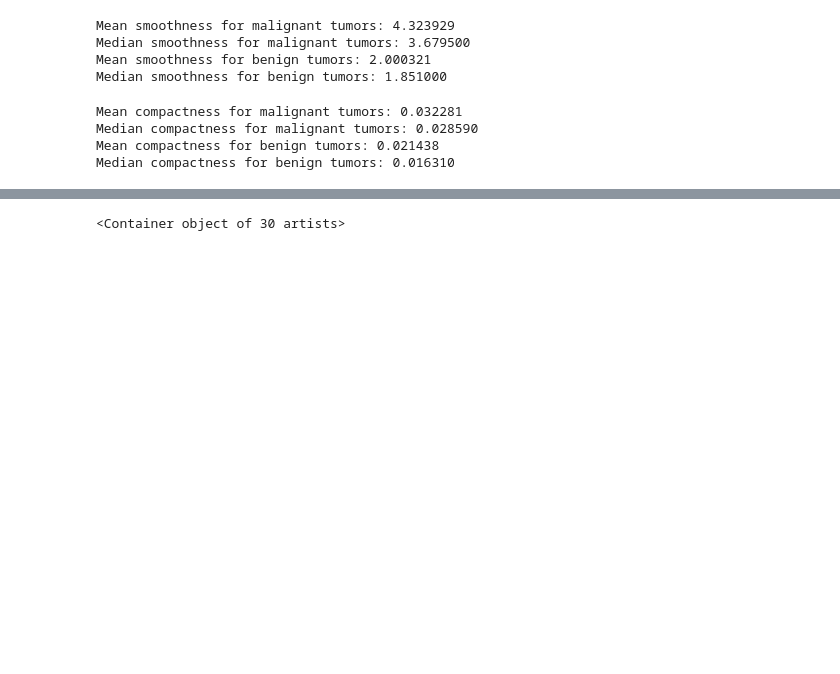
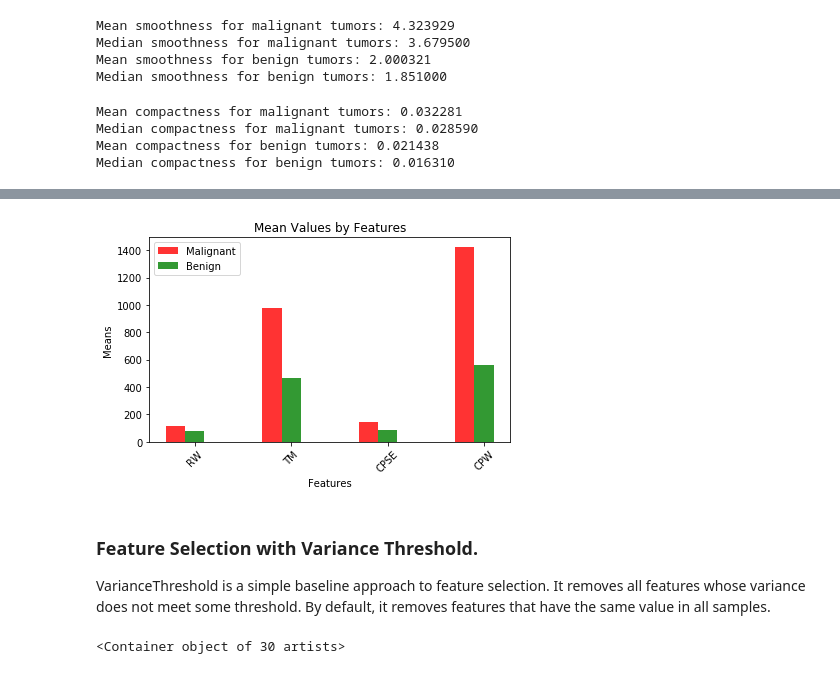
Before and after one commit to human81/playground, a Jupyter notebook: dsi_part1.ipynb, the cells around one changed output, grey strips where cells are left out. Drawn from its saved outputs; the diff is of its cells as text; code cells hidden in the pictures; blank space fills up the shorter version.

```diff
--- a/dsi_part1.ipynb
+++ b/dsi_part1.ipynb
@@ -8,9 +15,12 @@ import numpy as np
 # Load in the data file and header file provided
 text_file = open("field_names.txt", "r")
 lines = text_file.readlines()
+# Replace newline character at the end of each header
 headers = [h.replace("\n","") for h in lines]
-df = pd.read_csv('breast-cancer.csv', names=headers)
-df
+# Load data and attach headers to dataframe
+dataframe = pd.read_csv('breast-cancer.csv', names=headers)
+# Print data table with headers
+dataframe
 # %% [output]
 |  | ID | diagnosis | radius_mean | radius_sd_error | radius_worst | texture_mean | texture_sd_error | ... |
 | 0 | 842302 | M | 17.990 | 10.38 | 122.80 | 1001.0 | 0.11840 | ... |
@@ -33,6 +46,6 @@ df
 # %%
 # Split the dataset into benign and malignant feature vectors
-df_m = df.loc[df['diagnosis'] == "M"]
-df_b = df.loc[df['diagnosis'] == "B"]
+dataframe_m = dataframe.loc[dataframe['diagnosis'] == "M"]
+dataframe_b = dataframe.loc[dataframe['diagnosis'] == "B"]
 # %%
 # Compute the mean and median smoothness for benign and malignant tumors
@@ -74,3 +113,32 @@ generate_bootstrap_samples(df)
+# %%
+means_benign = [dataframe_b['radius_worst'].mean(), dataframe_b['texture_mean'].mean(),
+                dataframe_b['concave_points_sd_error'].mean(),
+                dataframe_b['concave_points_worst'].mean()]
+means_malignant = [dataframe_m['radius_worst'].mean(), dataframe_m['texture_mean'].mean(),
+                dataframe_m['concave_points_sd_error'].mean(),
+                dataframe_m['concave_points_worst'].mean()]
+# %%
+%matplotlib inline
+n_groups = 4
+fig, ax = plt.subplots()
+index = np.arange(n_groups)
+bar_width = 0.2
+opacity = 0.8
+rects1 = plt.bar(index, means_malignant, bar_width, alpha=opacity,
+                 color='r', label='Malignant')
+rects2 = plt.bar(index + bar_width, means_benign, bar_width, alpha=opacity,
+                 color='g', label='Benign')
+plt.xlabel('Features')
+plt.ylabel('Means')
+plt.title('Mean Values by Features')
+plt.xticks(index + bar_width, ('RW', 'TM', 'CPSE', 'CPW'), rotation=45)
+plt.legend()
+plt.tight_layout()
+# %% [output]
+[figure, added]
+# %% [markdown]
+### Feature Selection with Variance Threshold.
+VarianceThreshold is a simple baseline approach to feature selection. It removes all features whose variance does not meet some threshold. By default, it removes features that have the same value in all samples.
 # %%
 from sklearn import preprocessing
 from sklearn.feature_selection import VarianceThreshold
```
Also changed, not shown: parts of 21 cells of this notebook, 2 other files.
